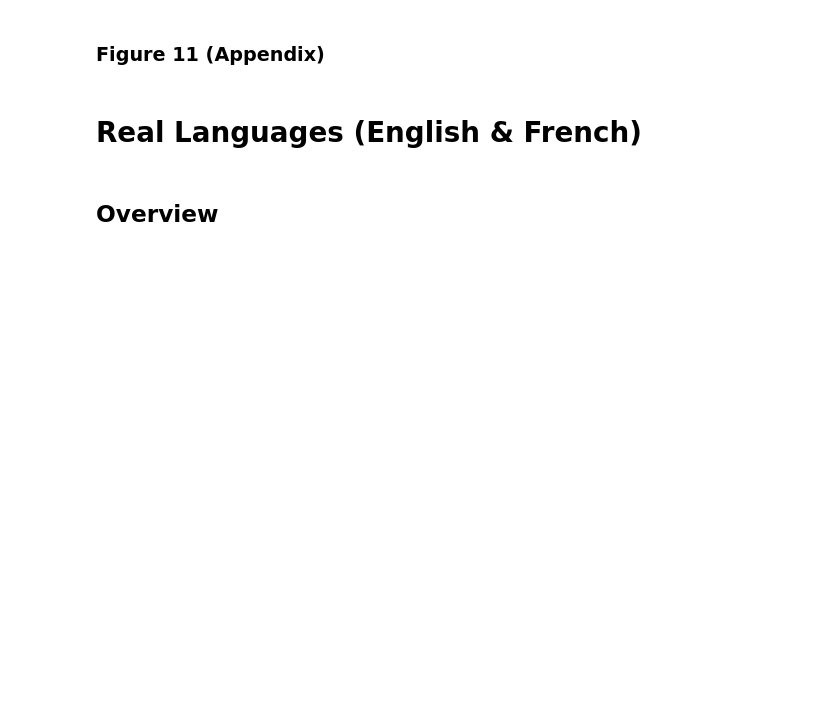
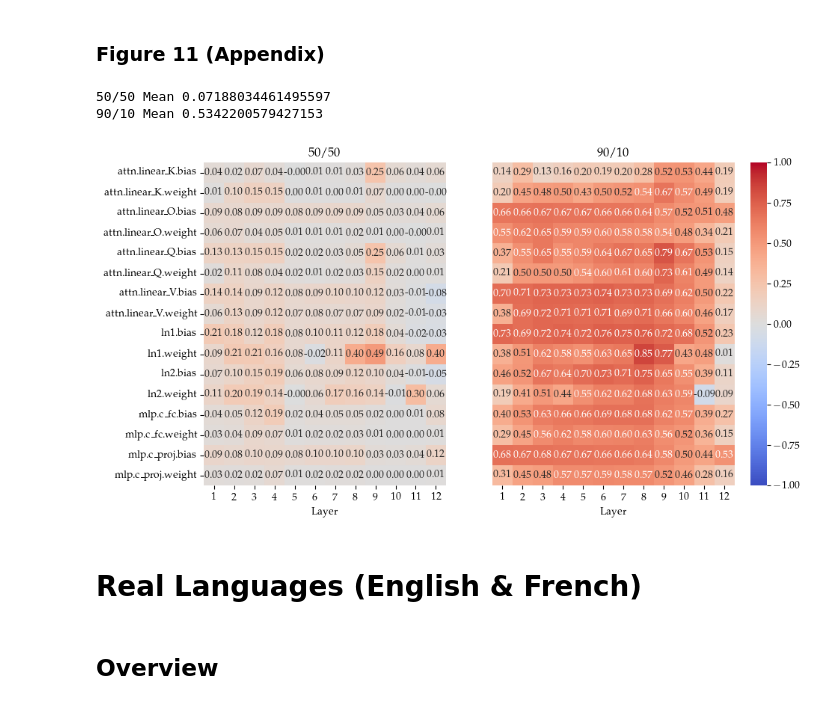
Before and after one commit to antonschafer/languini-kitchen, a Jupyter notebook: analysis.ipynb, the cells around one changed output. Cells and saved outputs as stored; diff of their text form; code cells hidden in the pictures; blank space fills up the shorter version.

```diff
--- a/analysis.ipynb
+++ b/analysis.ipynb
@@ -743,4 +741,14 @@ save_plot("cossim_by_freq_synth_ratio.png")
 # %% [markdown]
 ## Hidden State & Gradient Similarities
+# %%
+import seaborn as sns
+
+# retrieve runs with 50/50 and 90/10 split and run the comparison script via
+# python -m languini.projects.gpt.compare_representations --wandb_run [RUNPATH] --out_dir cache/[RUNID]/similarities/
+sim_dirname = "similarities"
+runids = {
+    "50/50": "ryv2uyml",
+    "90/10": "2zc1k9t7",
+}
 # %% [markdown]
 ### Table 2
@@ -747,5 +775,35 @@ save_plot("cossim_by_freq_synth_ratio.png")
 # %% [markdown]
 ### Figure 11 (Appendix)
+# %%
+def summarize_grad_sims(sims, n_layers=12, verbose=True):
+    layer_types = set(".".join(k.split(".")[4:]) for k in sims.keys() if "layers" in k) # 2 if no compile
+    layer_types = sorted(list(layer_types))
+    arr = np.zeros((len(layer_types), n_layers))
+    for i, t in enumerate(layer_types):
+        for j in range(n_layers):
+            k = f"module._orig_mod.layers.{j}.{t}"
+            arr[i, j] = sims[k]
+    return arr, layer_types
+
+fig, axs = plt.subplots(1, 2, figsize=(PLOT_FULL_WIDTH * 1.5, PLOT_HEIGHT * 2))
+for i, ((run_name, rid), ax) in enumerate(zip(runids.items(), axs)):
+    with open(os.path.join(CACHE_DIR, rid, sim_dirname, "grad_sims.pkl"), "rb") as f:
+        run_sims = pickle.load(f)
+    sims_arr, layer_names = summarize_grad_sims({k: np.mean(s) for k, s in run_sims.items()})
+
+    print(run_name, "Mean", sims_arr.mean())
+
+    sns.heatmap(sims_arr, ax=ax, annot=True, cmap="coolwarm", yticklabels=layer_names if i == 0 else False, xticklabels=True, fmt=".2f", center=0, vmin=-1, vmax=1, cbar=i==1, square=True)
+    ax.set_xlabel("Layer")
+    ax.set_xticklabels(range(1, 13))
+
+    ax.set_title(run_name)
+
+save_plot("enfake_gradient_sims.png")
+# %% [output]
+50/50 Mean 0.07188034461495597
+90/10 Mean 0.5342200579427153
+[figure, added]
 # %% [markdown]
 # Real Languages (English & French)
 # %% [markdown]
```
Also changed, not shown: parts of 15 cells of this notebook.
